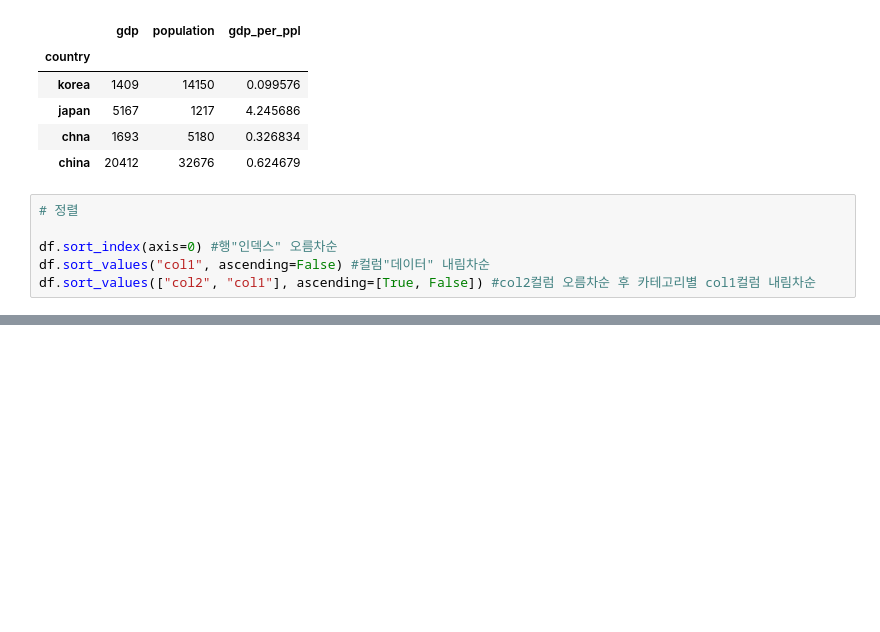
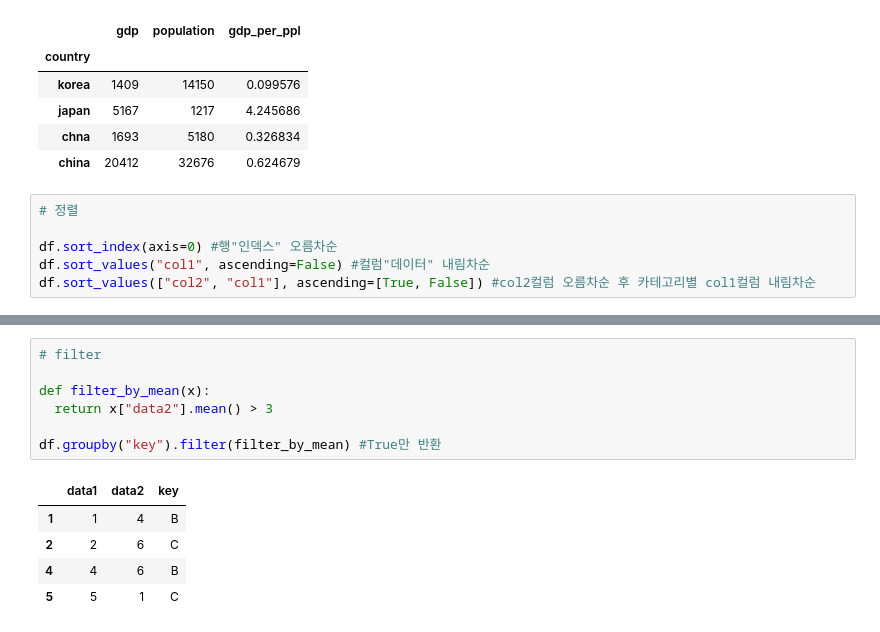
Before and after one commit to mjkimcs/portfolio, a Jupyter notebook: Numpy_Pandas_Matplotlib.ipynb, the cells around one changed output, grey strips where cells are left out. Saved outputs shown, nothing was run; the diff lists cells and outputs as text; blank space fills up the shorter version.

```diff
--- a/Numpy_Pandas_Matplotlib.ipynb
+++ b/Numpy_Pandas_Matplotlib.ipynb
@@ -390,0 +443,13 @@ dtype: float64
+# %%
+# filter
+
+def filter_by_mean(x):
+  return x["data2"].mean() > 3
+
+df.groupby("key").filter(filter_by_mean) #True만 반환
+# %% [output]
+|  | data1 | data2 | key |
+| 1 | 1 | 4 | B |
+| 2 | 2 | 6 | C |
+| 4 | 4 | 6 | B |
+| 5 | 5 | 1 | C |
```
Also changed, not shown: parts of 7 cells of this notebook.
